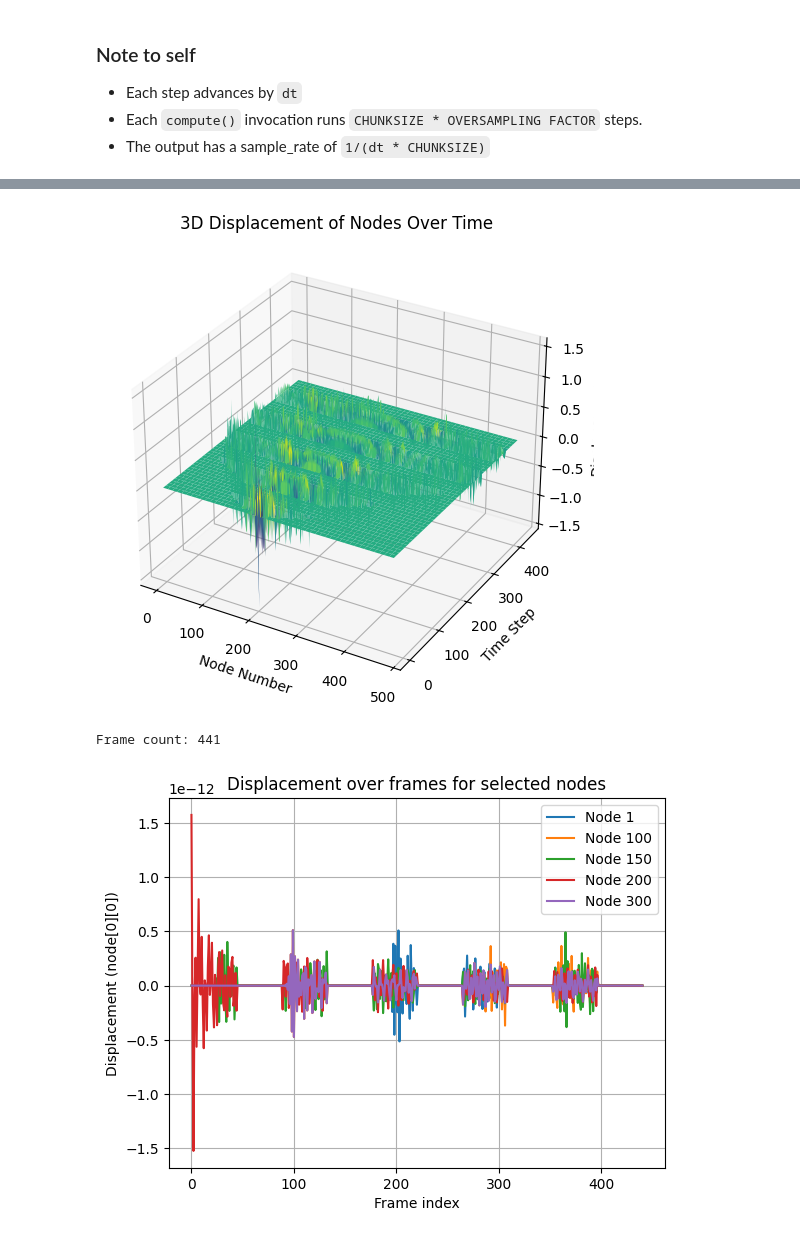
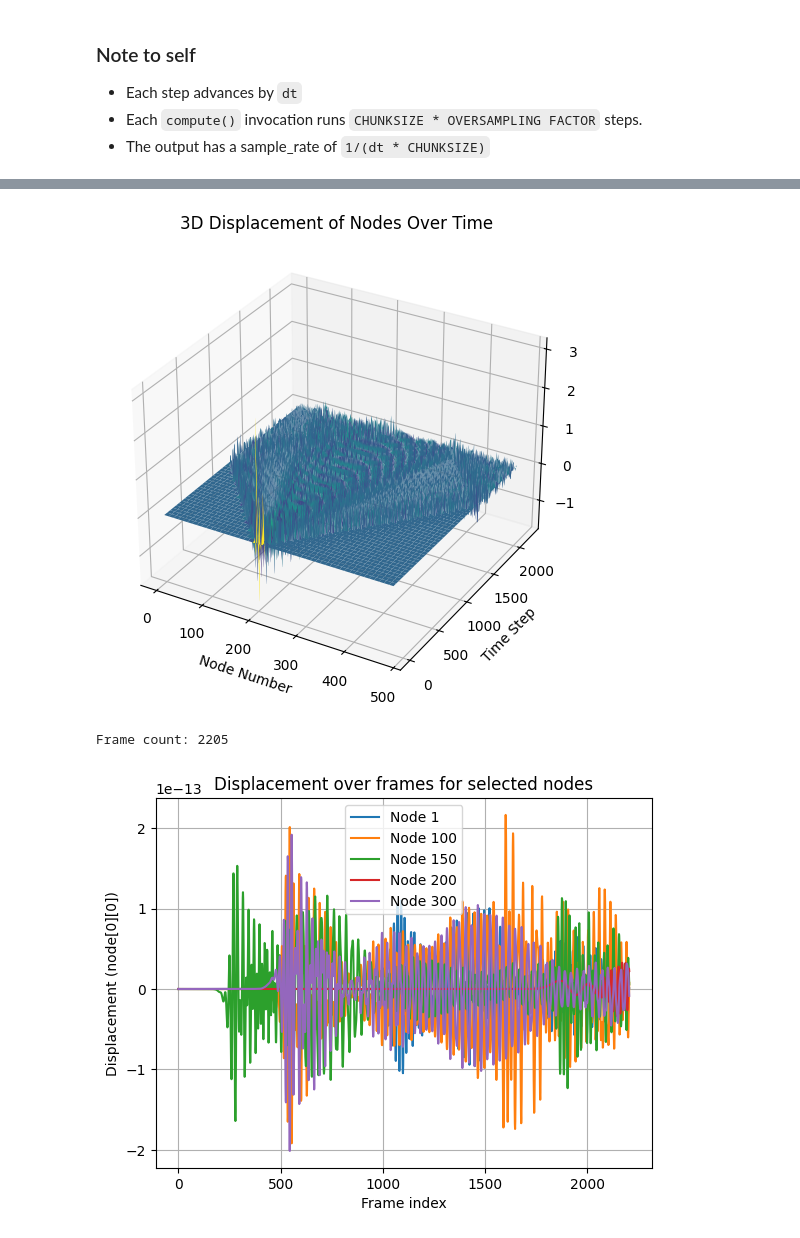
Before and after one commit to sebastian-stubenvoll/wgpu-string-fdm, a Jupyter notebook: piano_string_sim.ipynb, the cells around one changed output, grey strips where cells are left out. Drawn from its saved outputs; the diff is of its cells as text; code cells hidden in the pictures.

```diff
--- a/piano_string_sim.ipynb
+++ b/piano_string_sim.ipynb
@@ -237,7 +237,7 @@ from mpl_toolkits.mplot3d import Axes3D
 # Assume frames is already defined as:
 # frames[time_step][node_index][0][0] -> displacement value
 
-frames = [ f for i,f in enumerate(ori_frames) if i % 10 == 0 ]
+frames = [ f for i,f in enumerate(ori_frames) if i % 1 == 0 ]
 
 
 # Extract number of time steps and nodes
@@ -269,29 +269,29 @@ ax.set_title('3D Displacement of Nodes Over Time')
 plt.show()
 print(f'Frame count: {num_frames}')
 # %% [output]
-[figure, old version]
+[figure, new version]
-Frame count: 441
+Frame count: 2205
 # %%
 import matplotlib.pyplot as plt
 
 
 
 
 indices = [ 1, 100, 150, 200, 300 ]
 
 # Extract displacements
 for i in indices:
-    displacements = [frame[i][0][0] for frame in frames]
+    displacements = [frame[i][0][2] for frame in frames]
     plt.plot(range(len(frames)), displacements, label=f'Node {i}')
 
 plt.xlabel('Frame index')
 plt.ylabel('Displacement (node[0][0])')
 plt.title('Displacement over frames for selected nodes')
 plt.legend()
 plt.grid(True)
 plt.show()
 # %% [output]
-[figure, old version]
+[figure, new version]
 # %%
 import numpy as np
 import sounddevice as sd
```
Also changed, not shown: parts of 4 cells of this notebook, 1 other file.
